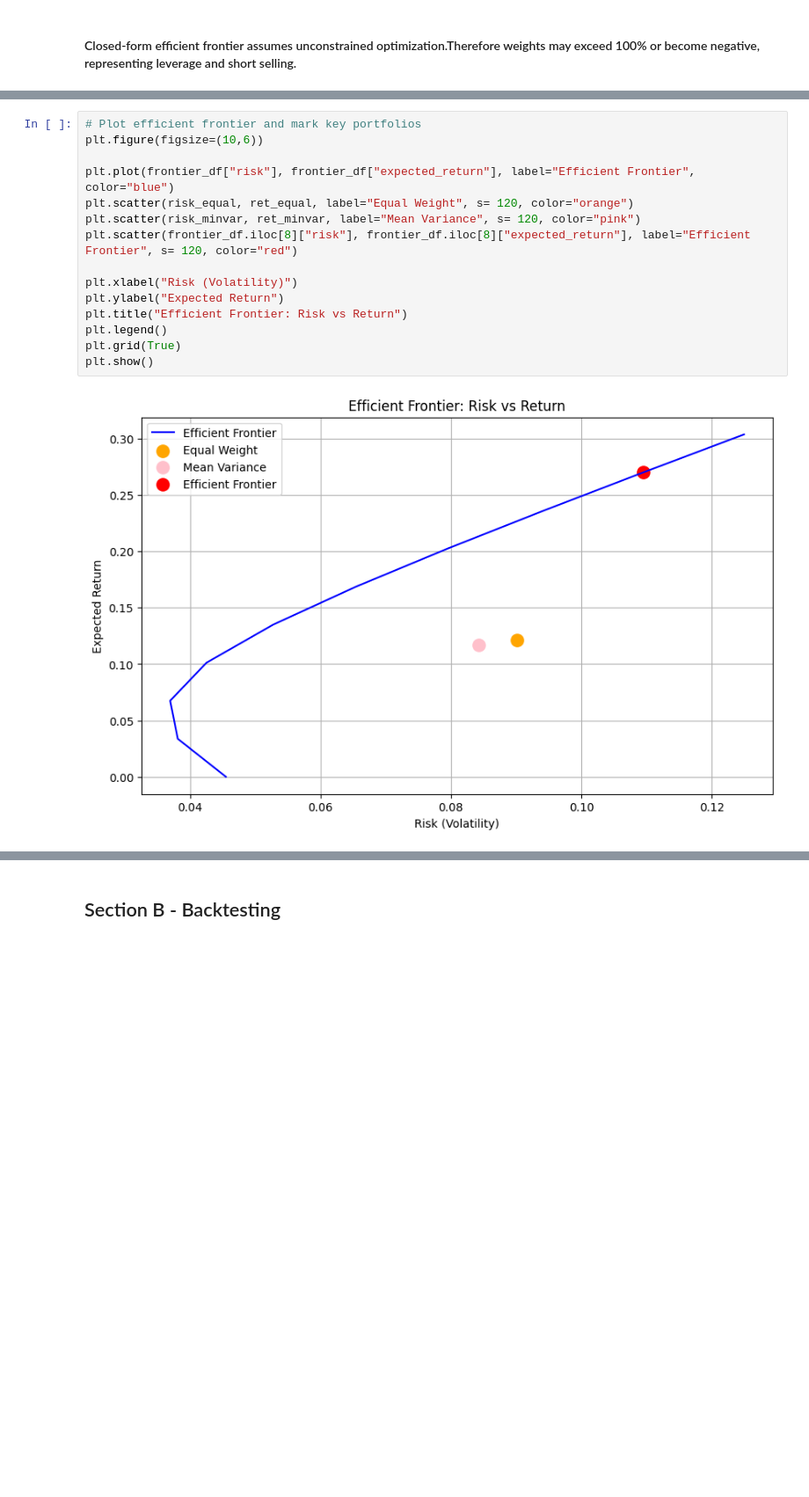
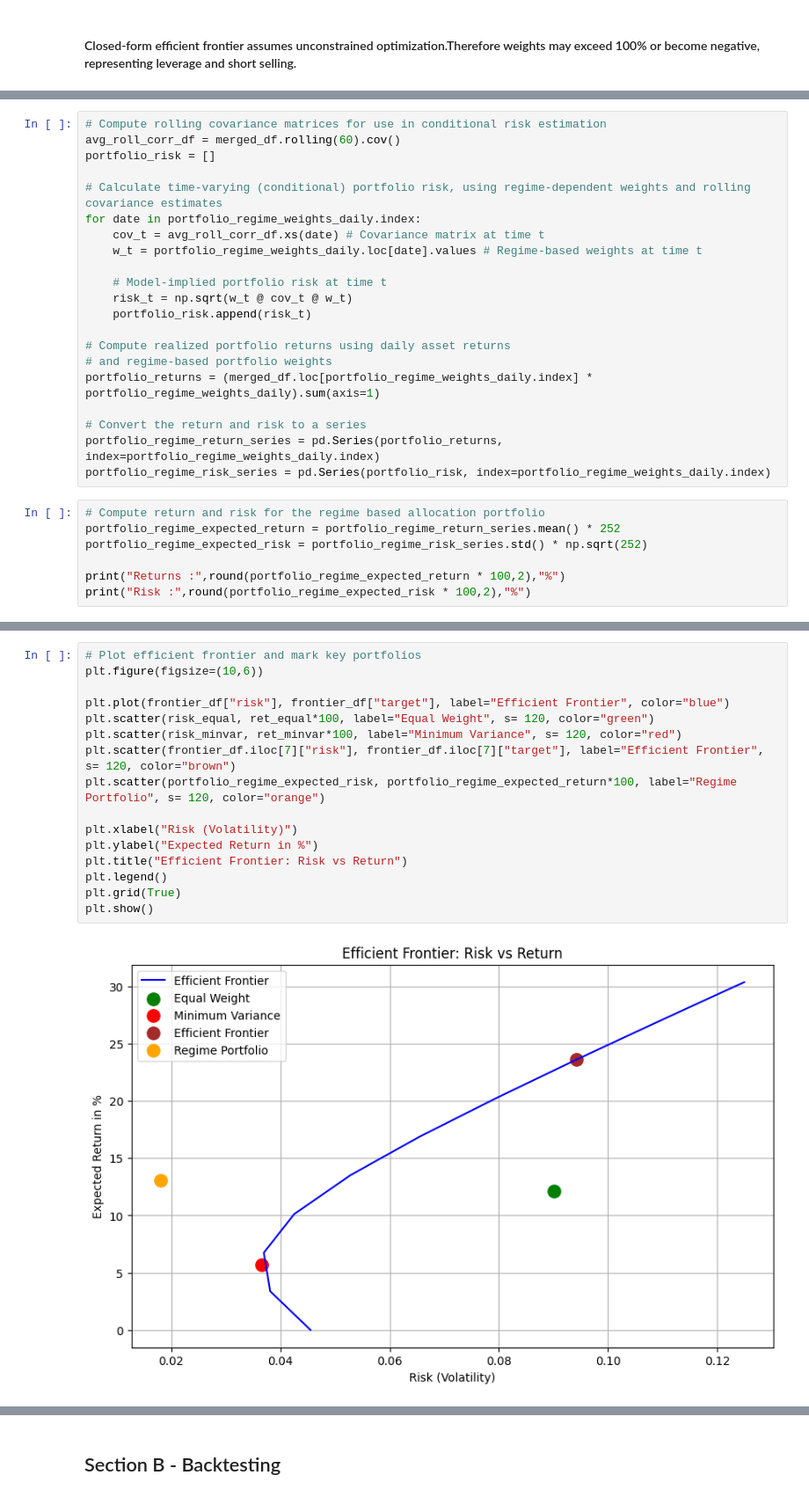
Before and after one commit to eshannaik/Portfolio-Management, a Jupyter notebook: Portfolio Management.ipynb, the cells around one changed output, grey strips where cells are left out. Shown at 88% size. Drawn from its saved outputs; the diff is of its cells as text; blank space fills up the shorter version.

```diff
--- a/Portfolio Management.ipynb
+++ b/Portfolio Management.ipynb
@@ -480,0 +489,28 @@ frontier_df
+# %%
+# Compute rolling covariance matrices for use in conditional risk estimation
+avg_roll_corr_df = merged_df.rolling(60).cov()
+portfolio_risk = []
+
+# Calculate time-varying (conditional) portfolio risk, using regime-dependent weights and rolling covariance estimates
+for date in portfolio_regime_weights_daily.index:
+    cov_t = avg_roll_corr_df.xs(date) # Covariance matrix at time t
+    w_t = portfolio_regime_weights_daily.loc[date].values # Regime-based weights at time t
+
+    # Model-implied portfolio risk at time t
+    risk_t = np.sqrt(w_t @ cov_t @ w_t)
+    portfolio_risk.append(risk_t)
+
+# Compute realized portfolio returns using daily asset returns
+# and regime-based portfolio weights
+portfolio_returns = (merged_df.loc[portfolio_regime_weights_daily.index] * portfolio_regime_weights_daily).sum(axis=1)
+
+# Convert the return and risk to a series
+portfolio_regime_return_series = pd.Series(portfolio_returns, index=portfolio_regime_weights_daily.index)
+portfolio_regime_risk_series = pd.Series(portfolio_risk, index=portfolio_regime_weights_daily.index)
+# %%
+# Compute return and risk for the regime based allocation portfolio
+portfolio_regime_expected_return = portfolio_regime_return_series.mean() * 252
+portfolio_regime_expected_risk = portfolio_regime_risk_series.std() * np.sqrt(252)
+
+print("Returns :",round(portfolio_regime_expected_return * 100,2),"%")
+print("Risk :",round(portfolio_regime_expected_risk * 100,2),"%")
@@ -481,17 +534,18 @@ frontier_df
 # %%
 # Plot efficient frontier and mark key portfolios
 plt.figure(figsize=(10,6))
 
-plt.plot(frontier_df["risk"], frontier_df["expected_return"], label="Efficient Frontier", color="blue")
-plt.scatter(risk_equal, ret_equal, label="Equal Weight", s= 120, color="orange")
-plt.scatter(risk_minvar, ret_minvar, label="Mean Variance", s= 120, color="pink")
-plt.scatter(frontier_df.iloc[8]["risk"], frontier_df.iloc[8]["expected_return"], label="Efficient Frontier", s= 120, color="red")
+plt.plot(frontier_df["risk"], frontier_df["target"], label="Efficient Frontier", color="blue")
+plt.scatter(risk_equal, ret_equal*100, label="Equal Weight", s= 120, color="green")
+plt.scatter(risk_minvar, ret_minvar*100, label="Minimum Variance", s= 120, color="red")
+plt.scatter(frontier_df.iloc[7]["risk"], frontier_df.iloc[7]["target"], label="Efficient Frontier", s= 120, color="brown")
+plt.scatter(portfolio_regime_expected_risk, portfolio_regime_expected_return*100, label="Regime Portfolio", s= 120, color="orange")
 
 plt.xlabel("Risk (Volatility)")
-plt.ylabel("Expected Return")
+plt.ylabel("Expected Return in %")
 plt.title("Efficient Frontier: Risk vs Return")
 plt.legend()
 plt.grid(True)
 plt.show()
 # %% [output]
-[figure, old version]
+[figure, new version]
```
Also changed, not shown: parts of 37 cells of this notebook.
